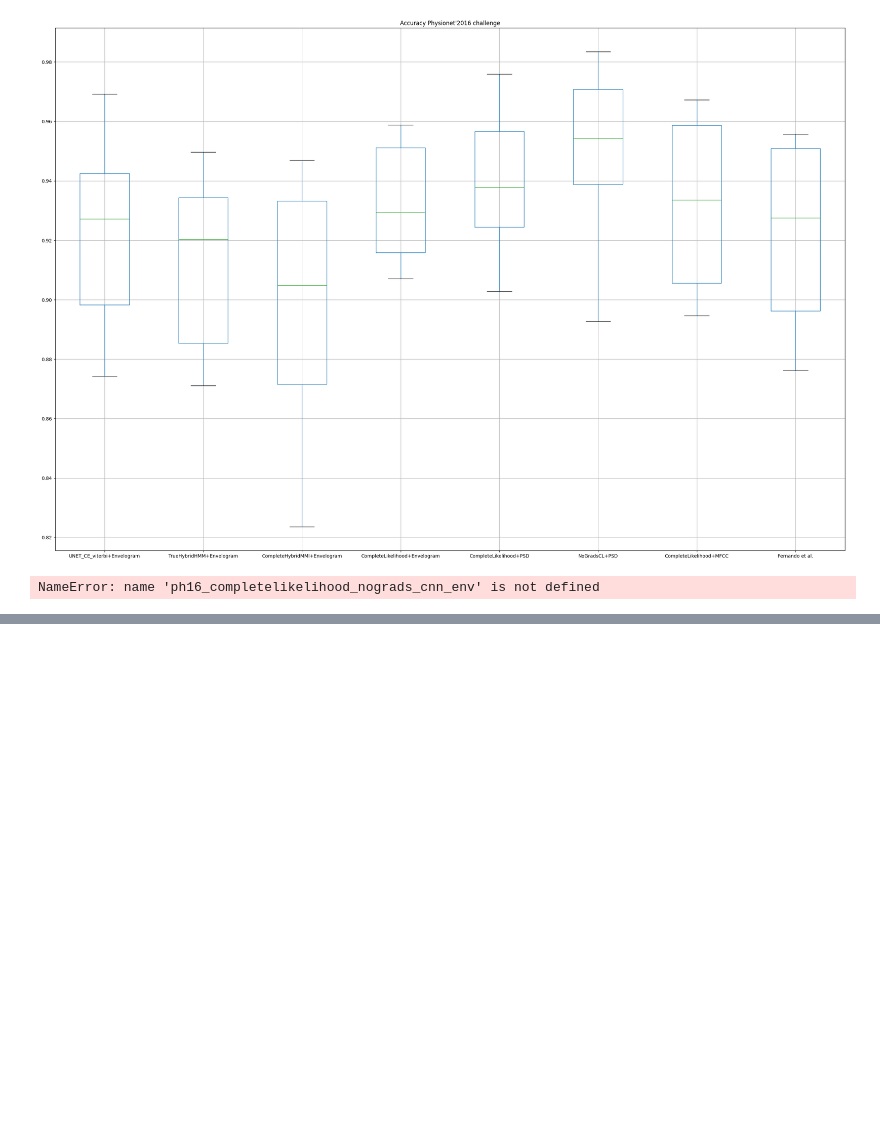
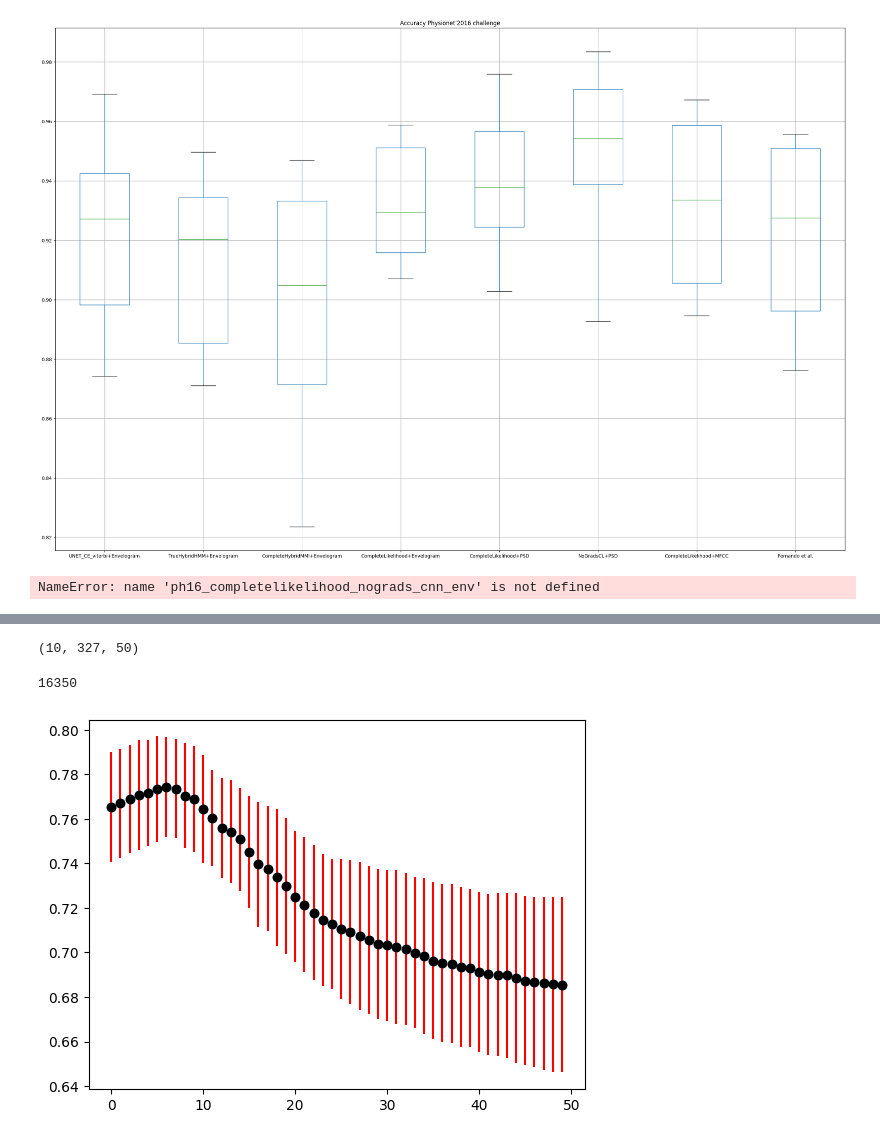
Before and after one commit to miguelmartins/hybrid-hmm, a Jupyter notebook: notebooks/physionet16_eval.ipynb, the cells around one changed output, grey strips where cells are left out. Drawn from its saved outputs; the diff is of its cells as text; code cells hidden in the pictures; blank space fills up the shorter version.

Commit message:
Add hdf5 file processing again

```diff
--- a/notebooks/physionet16_eval.ipynb
+++ b/notebooks/physionet16_eval.ipynb
@@ -384,0 +398,2 @@ plt.show()
+# %%
+attributes_fold = list(f['fold0/data/'].attrs.keys())
@@ -384,0 +545,5 @@ plt.show()
+# %%
+directory = 'results/rerun/circor/hmm_range_1_100_finetune_pretained_ph16_circor20/2022-10-07_16_31_41/results.hdf5'
+ppv, sens = process_hdf5(directory, number_folds=10, nreps=50)
+# %%
+ppv, sens = np.array(ppv), np.array(sens)
@@ -384,0 +572,20 @@ plt.show()
+# %%
+ppv.shape
+# %% [output]
+(10, 327, 50)
+# %%
+327 * 50
+# %% [output]
+16350
+# %%
+def plot_fine_tune(results, num_epochs=50):
+    y = np.mean(np.mean(results, axis=1), axis=0)
+    y_error = np.std(np.mean(results, axis=1), axis=0)
+    x = [i for i in range(num_epochs)]
+    plt.scatter(x, y)
+    plt.errorbar(x, y, yerr = y_error,fmt='o',ecolor = 'red',color='black')
+    plt.show()
+# %%
+plot_fine_tune(ppv)
+# %% [output]
+[figure, added]
```
Also changed, not shown: parts of 14 cells of this notebook.
